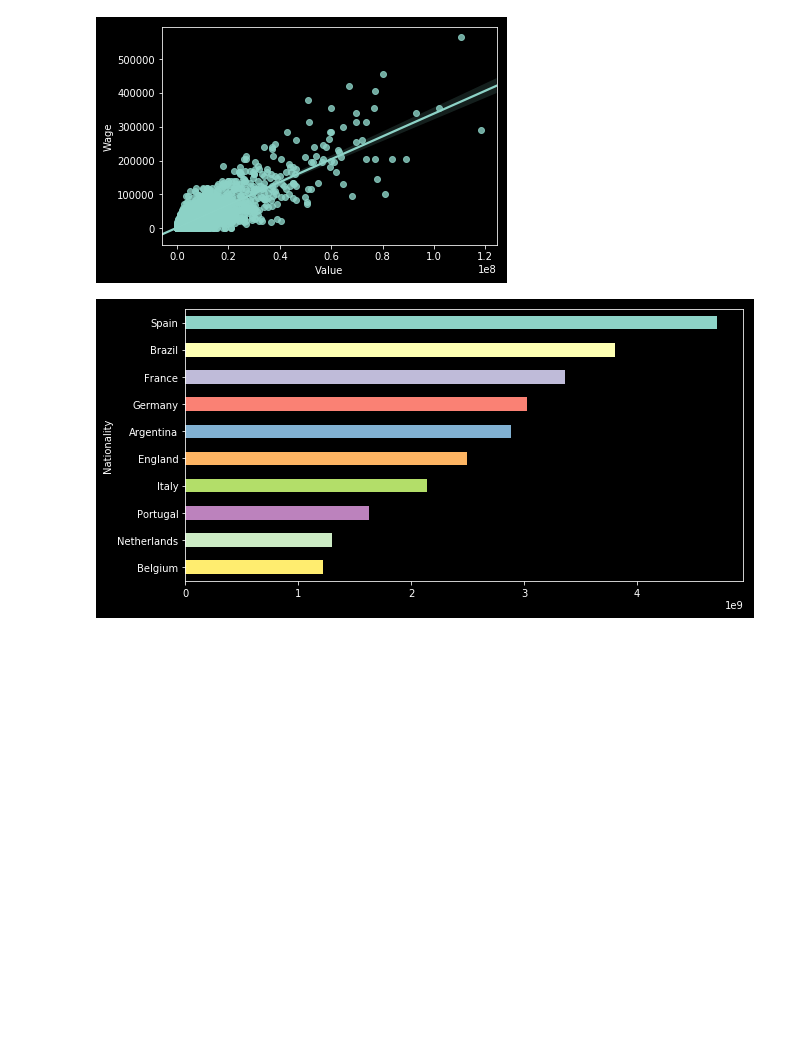
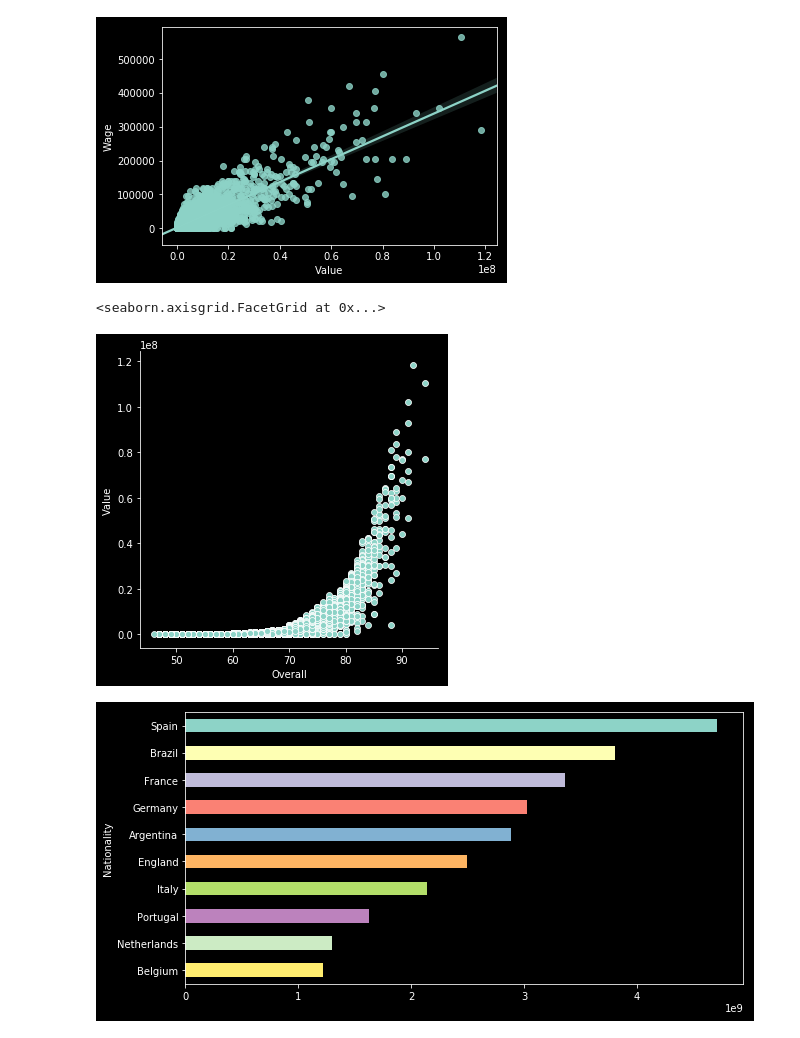
Before and after one commit to Cwade9/Fifa-Analysis, a Jupyter notebook: Player Description.ipynb, the cells around one changed output. Saved outputs shown, nothing was run; the diff lists cells and outputs as text; code cells hidden in the pictures; blank space fills up the shorter version.

```diff
--- a/Player Description.ipynb
+++ b/Player Description.ipynb
@@ -146,6 +146,13 @@ sns.regplot(x='Value',y='Wage',data=marketvalue)
 # %% [output]
 <matplotlib.axes._subplots.AxesSubplot at 0x...>
 [figure]
+# %%
+OverallvsWage = df1[['Name','Overall','Value']].set_index('Name')
+# %%
+sns.relplot(x='Overall',y='Value',data=OverallvsWage)
+# %% [output]
+<seaborn.axisgrid.FacetGrid at 0x...>
+[figure, added]
 # %%
 Ratings= df1[['Overall','Value','Name']]
 # %%
```
Also changed, not shown: parts of 20 cells of this notebook, 4 other files.
